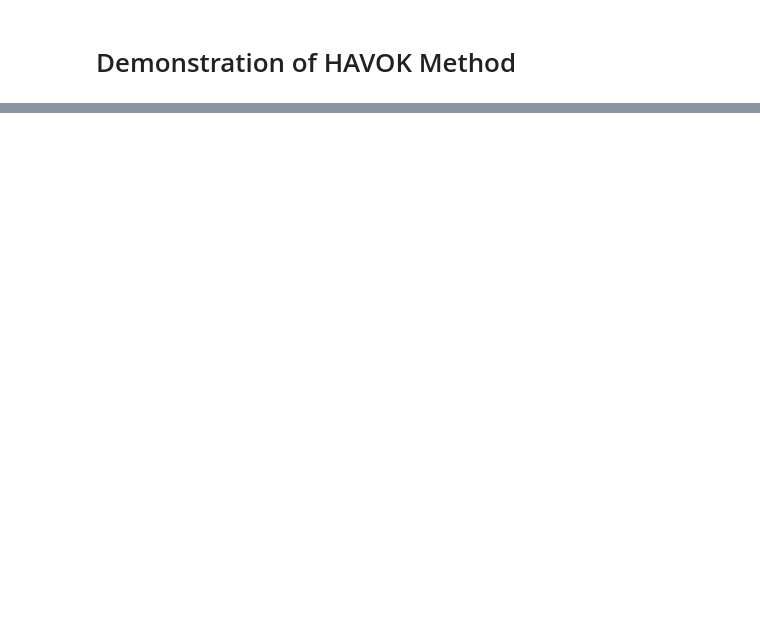
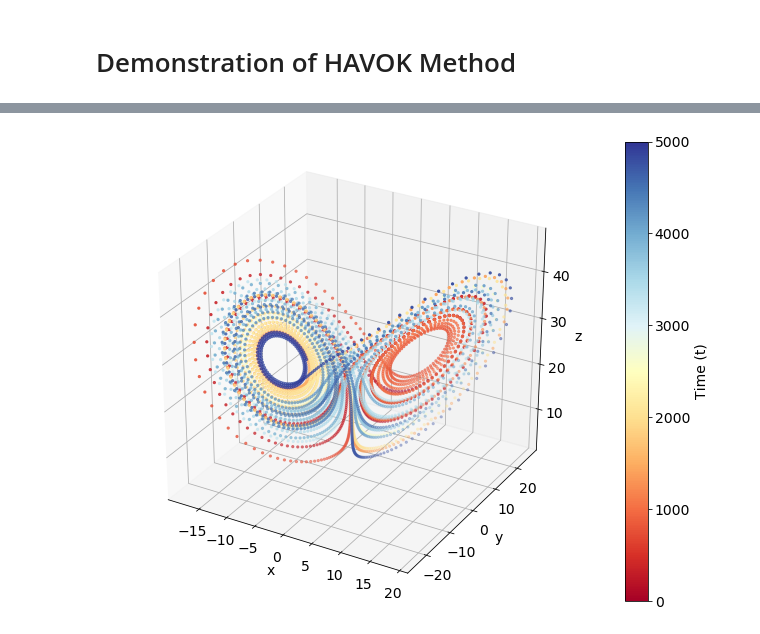
Before and after one commit to billtubbs/mech-575, a Jupyter notebook: code/python/Chapter-7-HAVOK-Lorenz.ipynb, the cells around one changed output, grey strips where cells are left out. Cells and saved outputs as stored; diff of their text form; code cells hidden in the pictures; blank space fills up the shorter version.

```diff
--- a/code/python/Chapter-7-HAVOK-Lorenz.ipynb
+++ b/code/python/Chapter-7-HAVOK-Lorenz.ipynb
@@ -42,0 +40,13 @@ V = VT.T
+# %%
+# Simulate using scipy.integrate.odeint method
+# Produces same results as Matlab
+
+# Initial condition
+x0 = (-8, 8, 27)
+fun = partial(lorenz_odes, sigma=sigma, beta=beta, rho=rho)
+rtol = 10e-12
+atol = 10e-12 * np.ones_like(x0)
+x = odeint(fun, x0, t, tfirst=True, rtol=rtol, atol=atol)
+assert x.shape == (5001, 3)
+
+x[:5, :].round(3)
@@ -42,0 +72,32 @@ V = VT.T
+# %%
+def scatter_plot_3d(data, labels=('x', 'y', 'z'),
+                    show=True, cmap='RdYlBu',
+                    figsize=(9, 7), filename=None):
+    x = data[:, 0]
+    y = data[:, 1]
+    z = data[:, 2]
+    cm = plt.cm.get_cmap(cmap)
+
+    fig = plt.figure(figsize=figsize)
+    ax = fig.add_subplot(111, projection='3d')
+
+    t = range(len(data))
+    cbar = ax.scatter(x, y, z, c=t, marker='.', cmap=cm)
+    cbar = plt.colorbar(cbar)
+    cbar.set_label('Time (t)')
+
+    ax.set_xlabel(labels[0])
+    ax.set_ylabel(labels[1])
+    ax.set_zlabel(labels[2])
+
+    if filename is not None:
+        plt.tight_layout()
+        plt.savefig(filename)
+
+    if show:
+        plt.show()
+# %%
+filepath = os.path.join(plot_dir, 'lorenz_data_3d.png')
+scatter_plot_3d(x, filename=filepath)
+# %% [output]
+[figure, added]
```
Also changed, not shown: parts of 26 cells of this notebook, 1 other file.
